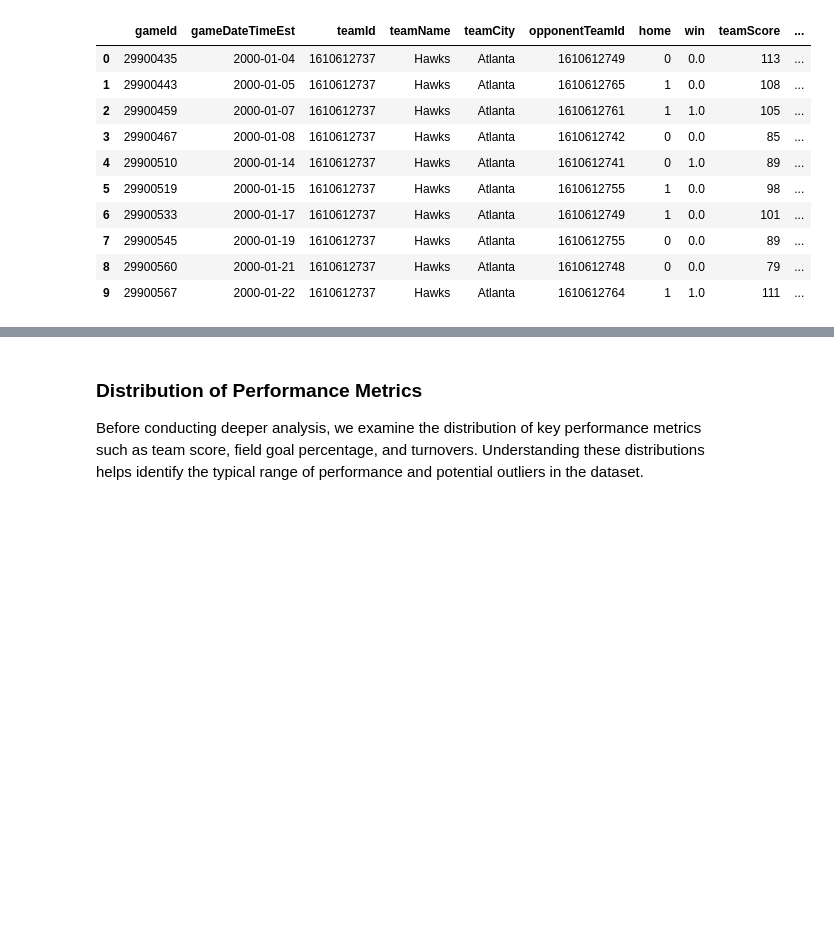
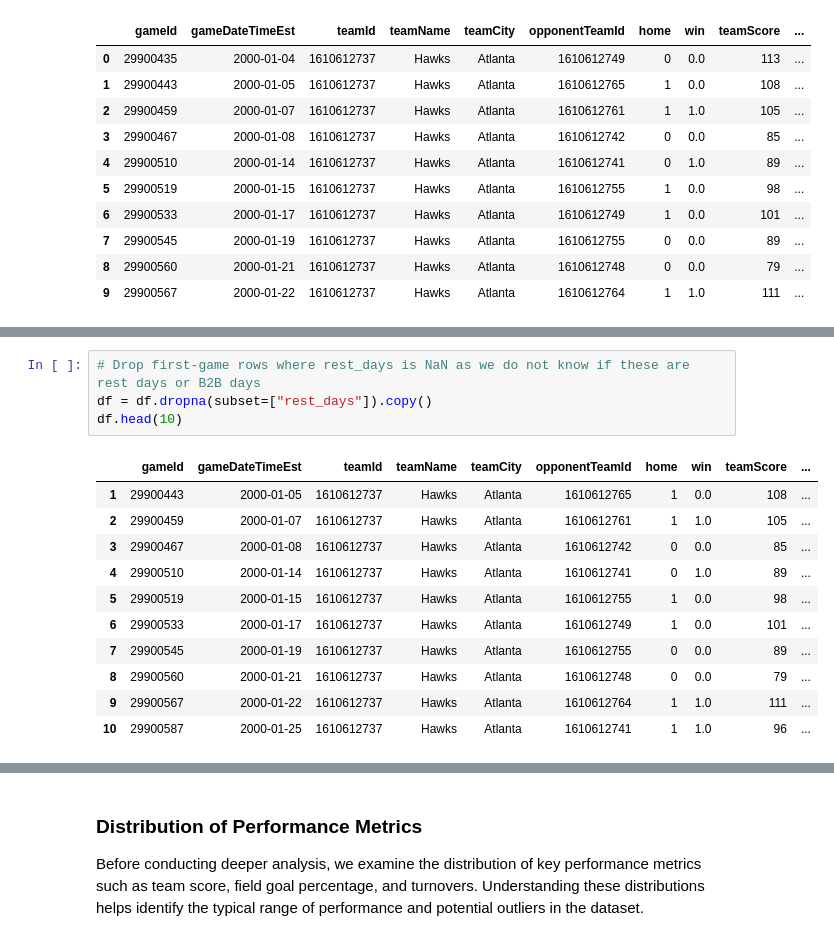
Before and after one commit to COGS108/Group052_WI26, a Jupyter notebook: 03-FinalProject.ipynb, the cells around one changed output, grey strips where cells are left out. Saved outputs shown, nothing was run; the diff lists cells and outputs as text; blank space fills up the shorter version.

Commit message:
removed NaN rows for rest days earlier

```diff
--- a/03-FinalProject.ipynb
+++ b/03-FinalProject.ipynb
@@ -549,0 +558,16 @@ Name: count, dtype: int64
+# %%
+# Drop first-game rows where rest_days is NaN as we do not know if these are rest days or B2B days
+df = df.dropna(subset=["rest_days"]).copy()
+df.head(10)
+# %% [output]
+|  | gameId | gameDateTimeEst | teamId | teamName | teamCity | opponentTeamId | home | win | teamScore | ... |
+| 1 | 29900443 | 2000-01-05 | 1610612737 | Hawks | Atlanta | 1610612765 | 1 | 0.0 | 108 | ... |
+| 2 | 29900459 | 2000-01-07 | 1610612737 | Hawks | Atlanta | 1610612761 | 1 | 1.0 | 105 | ... |
+| 3 | 29900467 | 2000-01-08 | 1610612737 | Hawks | Atlanta | 1610612742 | 0 | 0.0 | 85 | ... |
+| 4 | 29900510 | 2000-01-14 | 1610612737 | Hawks | Atlanta | 1610612741 | 0 | 1.0 | 89 | ... |
+| 5 | 29900519 | 2000-01-15 | 1610612737 | Hawks | Atlanta | 1610612755 | 1 | 0.0 | 98 | ... |
+| 6 | 29900533 | 2000-01-17 | 1610612737 | Hawks | Atlanta | 1610612749 | 1 | 0.0 | 101 | ... |
+| 7 | 29900545 | 2000-01-19 | 1610612737 | Hawks | Atlanta | 1610612755 | 0 | 0.0 | 89 | ... |
+| 8 | 29900560 | 2000-01-21 | 1610612737 | Hawks | Atlanta | 1610612748 | 0 | 0.0 | 79 | ... |
+| 9 | 29900567 | 2000-01-22 | 1610612737 | Hawks | Atlanta | 1610612764 | 1 | 1.0 | 111 | ... |
+| 10 | 29900587 | 2000-01-25 | 1610612737 | Hawks | Atlanta | 1610612741 | 1 | 1.0 | 96 | ... |
```
Also changed, not shown: parts of 11 cells of this notebook.
